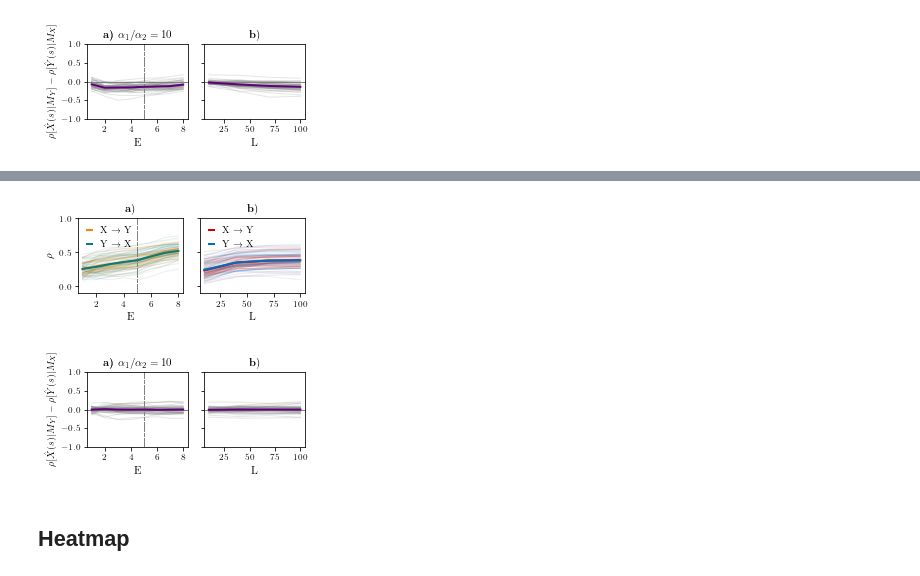
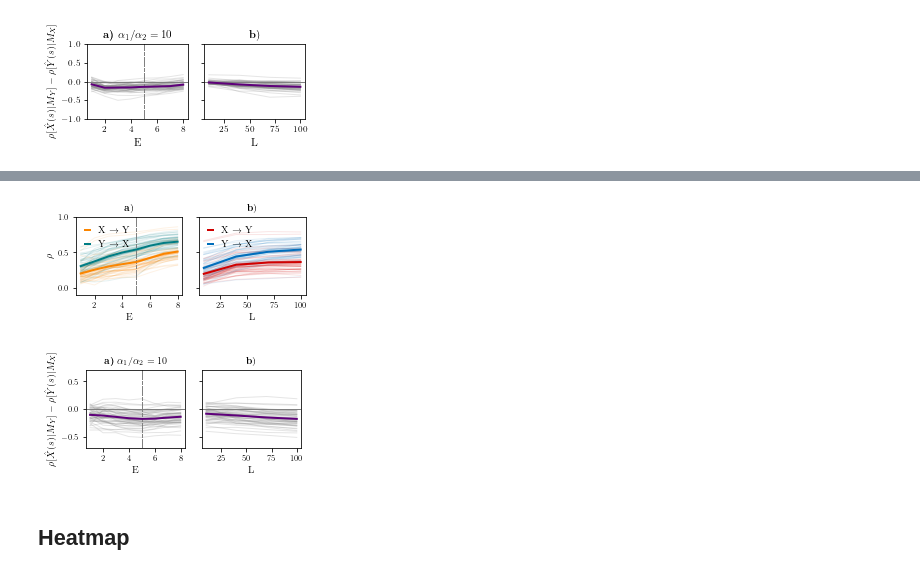
Before and after one commit to KatharinaBracher/GCCM, a Jupyter notebook: gccm_python/nobound_DiffusionMean.ipynb, the cells around one changed output, grey strips where cells are left out. Saved outputs shown, nothing was run; the diff lists cells and outputs as text; code cells hidden in the pictures.

Commit message:
heatmap results

```diff
--- a/gccm_python/nobound_DiffusionMean.ipynb
+++ b/gccm_python/nobound_DiffusionMean.ipynb
@@ -16,6 +16,18 @@ from plot import get_mean, get_interval, make_Eplot, make_Lplot
 
 %load_ext autoreload
 %autoreload 2
+# %%
+# Set specific font sizes
+plt.rcParams.update({
+    'font.size': 12,          # Global font size
+    'axes.titlesize': 10,     # Title font size
+    'axes.labelsize': 10,     # X and Y axis labels font size
+    'xtick.labelsize': 8,    # X-axis tick labels font size
+    'ytick.labelsize': 8,    # Y-axis tick labels font size
+    'legend.fontsize': 10,    # Legend font size
+})
+rc('font', **{'family': 'serif', 'serif': ['Computer Modern']})
+rc('text', usetex=True)
 # %%
 import warnings
 warnings.simplefilter(action='ignore', category=FutureWarning)
@@ -660,5 +672,5 @@ plt.savefig('plots_paper/diff_c01_100.pdf', bbox_inches='tight')
 # %% [output]
 [figure]
 # %%
-with open('diffusion_results_paper/plot/mean50_c01_t30_diff1.pkl', 'rb') as pickle_file:
+with open('diffusion_results_paper/plot/mean50_c01_t30_diff10.pkl', 'rb') as pickle_file:
     results_diff = pickle.load(pickle_file)
@@ -771,9 +763,9 @@ for legobj in legend.legendHandles:
     legobj.set_linewidth(2)
 
 plt.tight_layout()
-plt.savefig('plots_paper/mean_c01_1_ori.pdf', bbox_inches='tight')
+plt.savefig('plots_paper/mean_c01_10.pdf', bbox_inches='tight')
 # %% [output]
-[figure, old version]
+[figure, new version]
 # %%
 fig, ax = plt.subplots(1,2, figsize=(4,2), sharey=True)
 
@@ -793,7 +785,7 @@ for k in results_diff.keys():
 ax[0].axhline(y=0, color='gray', linewidth=1)
 p3,=ax[0].plot(dims, np.array(Ediff).mean(axis=0),  c='#5e007a', lw=2)
 
-ax[0].set_ylim(-1,1)
+ax[0].set_ylim(-0.7,0.7)
 ax[0].set_title(r'$\textbf{a)}$ $\alpha_1/\alpha_2=10$')
 ax[0].set_xlabel('E')
 ax[0].xaxis.set_major_locator(MaxNLocator(integer=True, nbins=4))
@@ -801,34 +793,34 @@ ax[0].set_ylabel(r'$ \rho[\hat{X}(s)|M_Y] - \rho[\hat{Y}(s)|M_X]$', fontsize=10)
 #legend = ax[0].legend([p3], [r'$\rho[\hat{Y}(s)|M_X] - \rho[\hat{X}(s)|M_Y]$'], scatterpoints=1,
 #               numpoints=1, markerscale=1., handler_map={tuple: HandlerTuple(ndivide=None, pad=0.7)},
 #                    frameon=False)
 for legobj in legend.legendHandles:
     legobj.set_linewidth(2)
 
 Ldiff = []
 for k in results_diff.keys():
     result_L = results_diff[k]['convergence']
 
     x_xmap_y, y_xmap_x = get_mean(result_L, lib_sizes)
     xy_u, xy_l, yx_u, yx_l = get_interval(result_L, lib_sizes)
 
     Ldiff.append(y_xmap_x-x_xmap_y)
 
     ax[1].plot(lib_sizes, y_xmap_x-x_xmap_y,  c='grey', lw=1, label = r'X $\rightarrow$ Y', alpha=0.2)
     #ax[1].fill_between(lib_sizes, yx_l, yx_u, color='#D00000', alpha=0.1, lw=0)
 
 ax[1].axhline(y=0, color='gray', linewidth=1)
 p3,=ax[1].plot(lib_sizes, np.array(Ldiff).mean(axis=0),  c='#5e007a', lw=2, label = r'X $\rightarrow$ Y')
 
 ax[1].set_title(r'$\textbf b)$')
 ax[1].set_xlabel('L')
 ax[1].xaxis.set_major_locator(MaxNLocator(integer=True, nbins=4))
 
 for legobj in legend.legendHandles:
     legobj.set_linewidth(2)
 
 plt.tight_layout()
-plt.savefig('plots_paper/diff_c01_1_ori.pdf', bbox_inches='tight')
+plt.savefig('plots_paper/diff_c01_10.pdf', bbox_inches='tight')
 # %% [output]
-[figure, old version]
+[figure, new version]
 # %% [markdown]
 ## Heatmap
```
Also changed, not shown: parts of 11 cells of this notebook, 11 other files.
